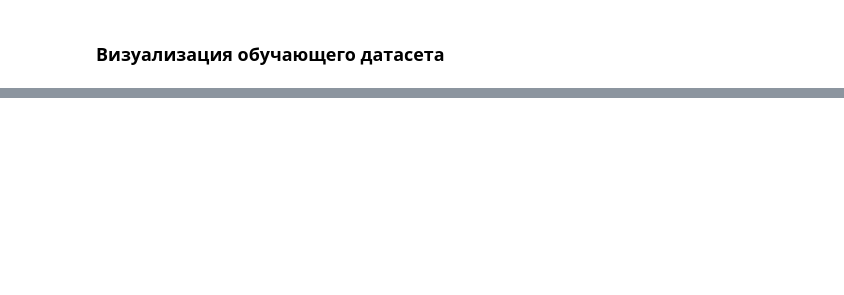
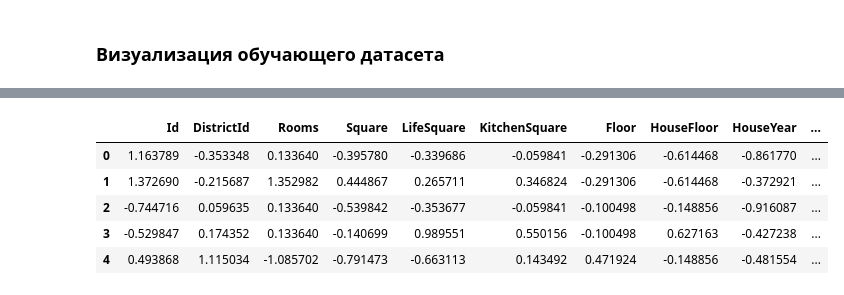
Before and after one commit to AntonyVasilev/Libs_for_DS, a Jupyter notebook: final_project/draft_notebook.ipynb, the cells around one changed output, grey strips where cells are left out. Saved outputs shown, nothing was run; the diff lists cells and outputs as text; code cells hidden in the pictures; blank space fills up the shorter version.

Commit message:
Standardized values & split dataset

```diff
--- a/final_project/draft_notebook.ipynb
+++ b/final_project/draft_notebook.ipynb
@@ -687,0 +723,3 @@ plt.show()
+# %%
+columns_for_stand = df_train.columns[:20]
+columns_for_stand = df_train[columns_for_stand].select_dtypes(include=['float64', 'int64']).columns.tolist()
@@ -687,0 +732,3 @@ plt.show()
+# %%
+columns_for_stand = df_train[columns_for_stand].select_dtypes(include=['float64', 'int64']).columns.tolist()
+columns_for_stand
@@ -687,0 +753,14 @@ plt.show()
+# %%
+scaler = StandardScaler()
+standard_features = scaler.fit_transform(df_train[columns_for_stand])
+# %%
+df_train[columns_for_stand] = pd.DataFrame(standard_features, columns=columns_for_stand)
+# %%
+df_train.head()
+# %% [output]
+|  | Id | DistrictId | Rooms | Square | LifeSquare | KitchenSquare | Floor | HouseFloor | HouseYear | ... |
+| 0 | 1.163789 | -0.353348 | 0.133640 | -0.395780 | -0.339686 | -0.059841 | -0.291306 | -0.614468 | -0.861770 | ... |
+| 1 | 1.372690 | -0.215687 | 1.352982 | 0.444867 | 0.265711 | 0.346824 | -0.291306 | -0.614468 | -0.372921 | ... |
+| 2 | -0.744716 | 0.059635 | 0.133640 | -0.539842 | -0.353677 | -0.059841 | -0.100498 | -0.148856 | -0.916087 | ... |
+| 3 | -0.529847 | 0.174352 | 0.133640 | -0.140699 | 0.989551 | 0.550156 | -0.100498 | 0.627163 | -0.427238 | ... |
+| 4 | 0.493868 | 1.115034 | -1.085702 | -0.791473 | -0.663113 | 0.143492 | 0.471924 | -0.148856 | -0.481554 | ... |
```
Also changed, not shown: parts of 22 cells of this notebook, 5 other files.
